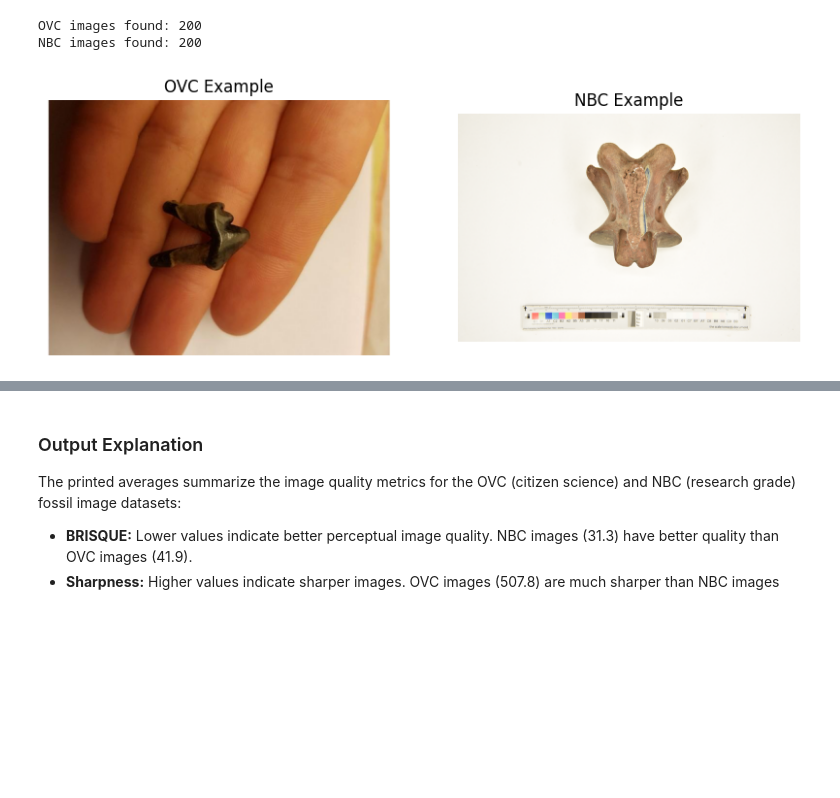
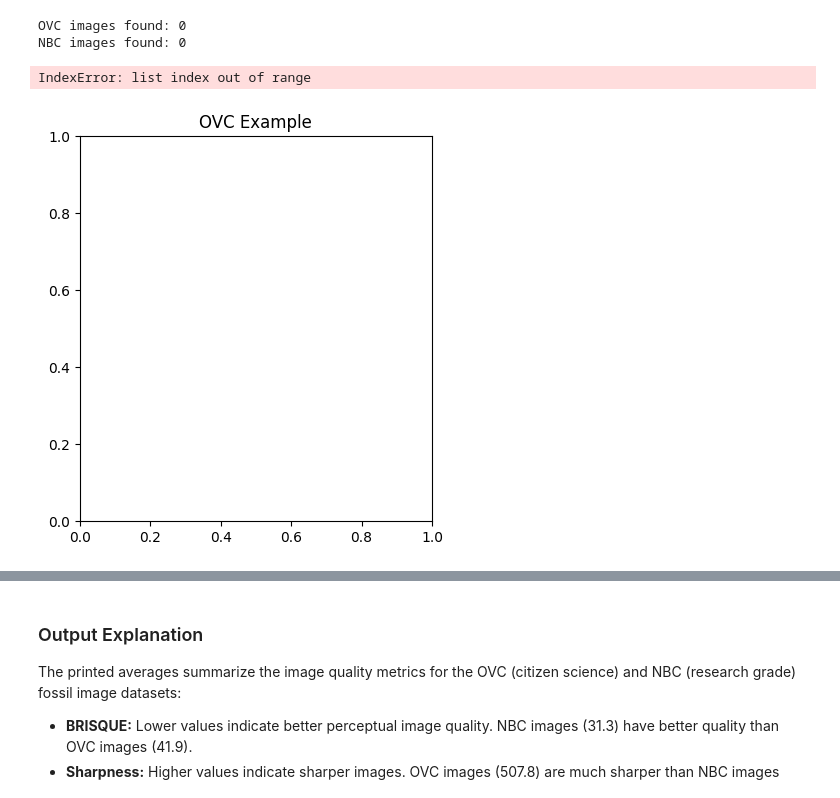
Before and after one commit to MeganSpielberg/fossil-ai-feedback, a Jupyter notebook: image_quality_assessment/general_image_quality.ipynb, the cells around one changed output, grey strips where cells are left out. Cells and saved outputs as stored; diff of their text form; code cells hidden in the pictures; blank space fills up the shorter version.

```diff
--- a/image_quality_assessment/general_image_quality.ipynb
+++ b/image_quality_assessment/general_image_quality.ipynb
@@ -22,29 +41,29 @@ from skimage import io
 from skimage.color import rgb2gray
 from skimage.measure import shannon_entropy
 # %%
-# Set dataset folders
-ovc_folder = 'images_ovc'
-nbc_folder = 'images_nbc'
+drive_folder = 'G:\Meine Ablage/' # Path to Google Drive folder
+ovc_folder = 'G:\Meine Ablage\ALL_IMAGES_OVC.lnk'
+nbc_folder = 'G:\Meine Ablage\PHOTOS_NBC.lnk'
 
-# Get image file lists
 ovc_images = sorted(glob(os.path.join(ovc_folder, '*')))
 nbc_images = sorted(glob(os.path.join(nbc_folder, '*')))
 
 print(f'OVC images found: {len(ovc_images)}')
 print(f'NBC images found: {len(nbc_images)}')
 
 plt.figure(figsize=(10,5))
 plt.subplot(1,2,1)
 plt.title('OVC Example')
 plt.imshow(Image.open(ovc_images[0]))
 plt.axis('off')
 
 plt.subplot(1,2,2)
 plt.title('NBC Example')
 plt.imshow(Image.open(nbc_images[0]))
 plt.axis('off')
 plt.show()
 # %% [output]
-OVC images found: 200
-NBC images found: 200
+OVC images found: 0
+NBC images found: 0
+IndexError: list index out of range
-[figure, old version]
+[figure, new version]
```
Also changed, not shown: parts of 19 cells of this notebook.
